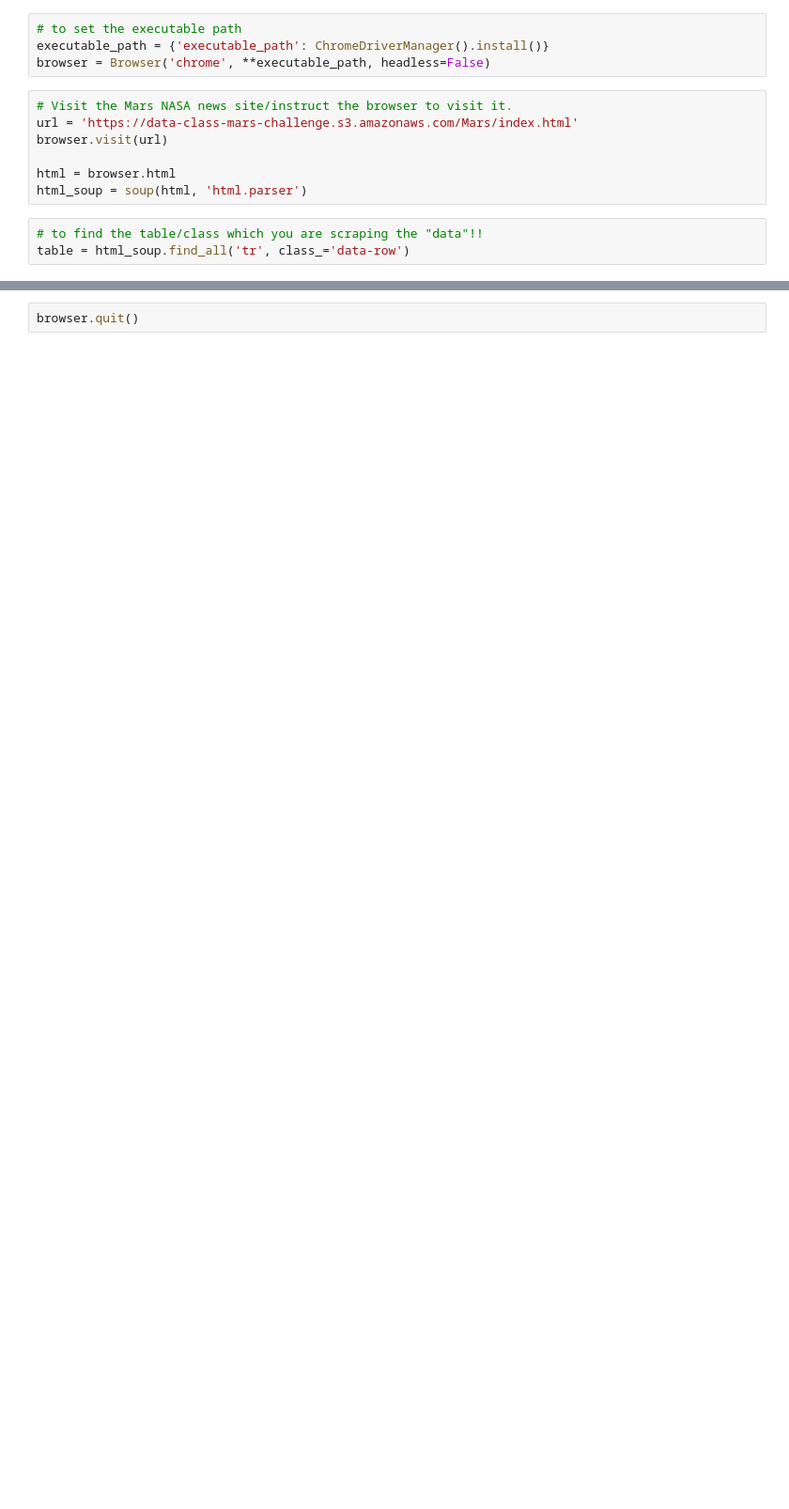
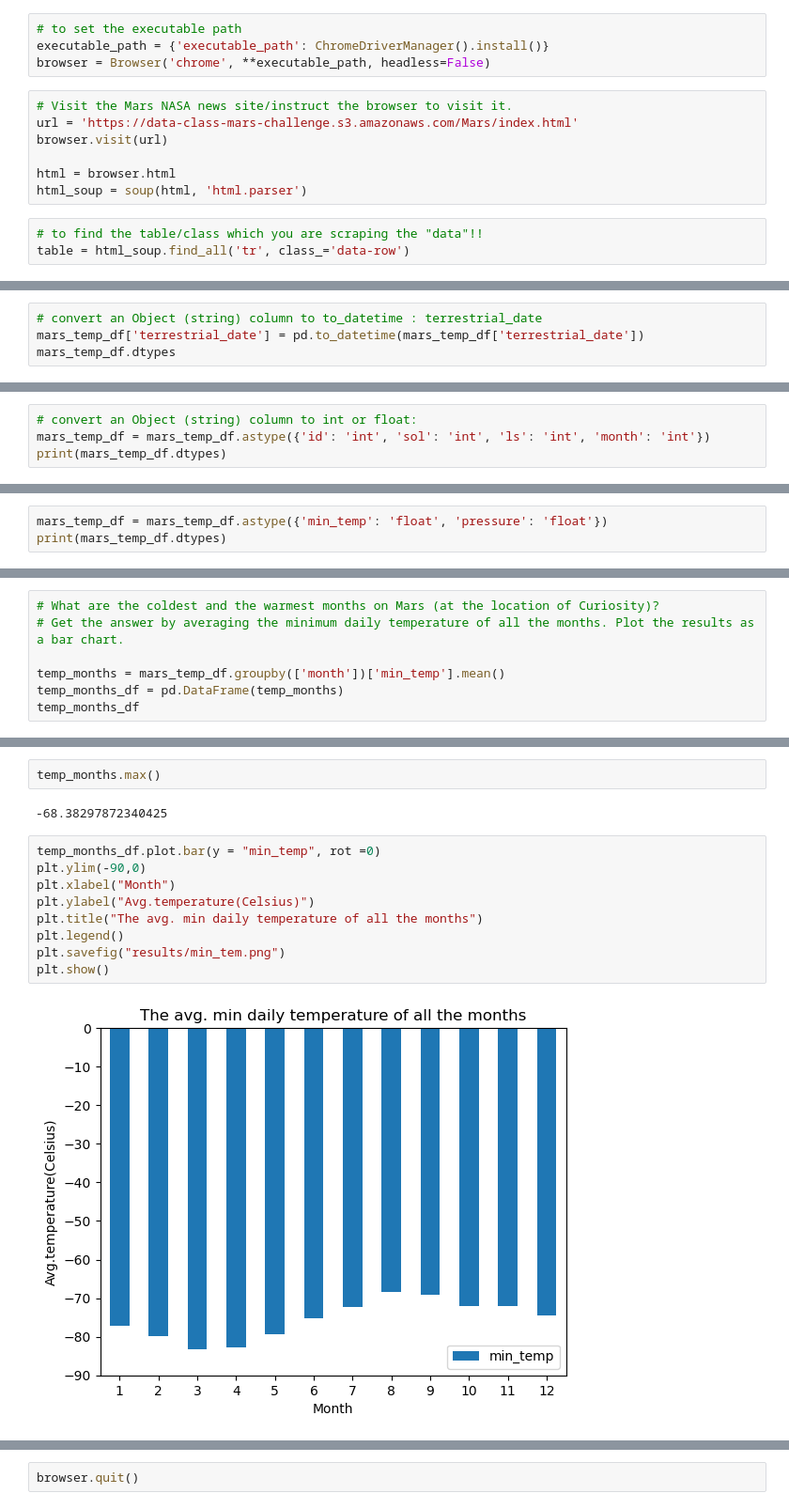
Before and after one commit to tomoko1T/Mission-to-Mars, a Jupyter notebook: mars_data_challenge_part_2.ipynb, the cells around one changed output, grey strips where cells are left out. Shown at 94% size. Drawn from its saved outputs; the diff is of its cells as text; blank space fills up the shorter version.

```diff
--- a/mars_data_challenge_part_2.ipynb
+++ b/mars_data_challenge_part_2.ipynb
@@ -38,0 +63,4 @@ mars_temp_df.head()
+# %%
+# convert an Object (string) column to to_datetime : terrestrial_date
+mars_temp_df['terrestrial_date'] = pd.to_datetime(mars_temp_df['terrestrial_date'])
+mars_temp_df.dtypes
@@ -38,0 +76,4 @@ mars_temp_df.head()
+# %%
+# convert an Object (string) column to int or float:
+mars_temp_df = mars_temp_df.astype({'id': 'int', 'sol': 'int', 'ls': 'int', 'month': 'int'})
+print(mars_temp_df.dtypes)
@@ -38,0 +89,3 @@ mars_temp_df.head()
+# %%
+mars_temp_df = mars_temp_df.astype({'min_temp': 'float', 'pressure': 'float'})
+print(mars_temp_df.dtypes)
@@ -38,0 +126,7 @@ mars_temp_df.head()
+# %%
+# What are the coldest and the warmest months on Mars (at the location of Curiosity)?
+# Get the answer by averaging the minimum daily temperature of all the months. Plot the results as a bar chart.
+
+temp_months = mars_temp_df.groupby(['month'])['min_temp'].mean()
+temp_months_df = pd.DataFrame(temp_months)
+temp_months_df
@@ -38,0 +152,15 @@ mars_temp_df.head()
+# %%
+temp_months.max()
+# %% [output]
+-68.38297872340425
+# %%
+temp_months_df.plot.bar(y = "min_temp", rot =0)
+plt.ylim(-90,0)
+plt.xlabel("Month")
+plt.ylabel("Avg.temperature(Celsius)")
+plt.title("The avg. min daily temperature of all the months")
+plt.legend()
+plt.savefig("results/min_tem.png")
+plt.show()
+# %% [output]
+[figure, added]
```
Also changed, not shown: parts of 17 cells of this notebook, 7 other files.
